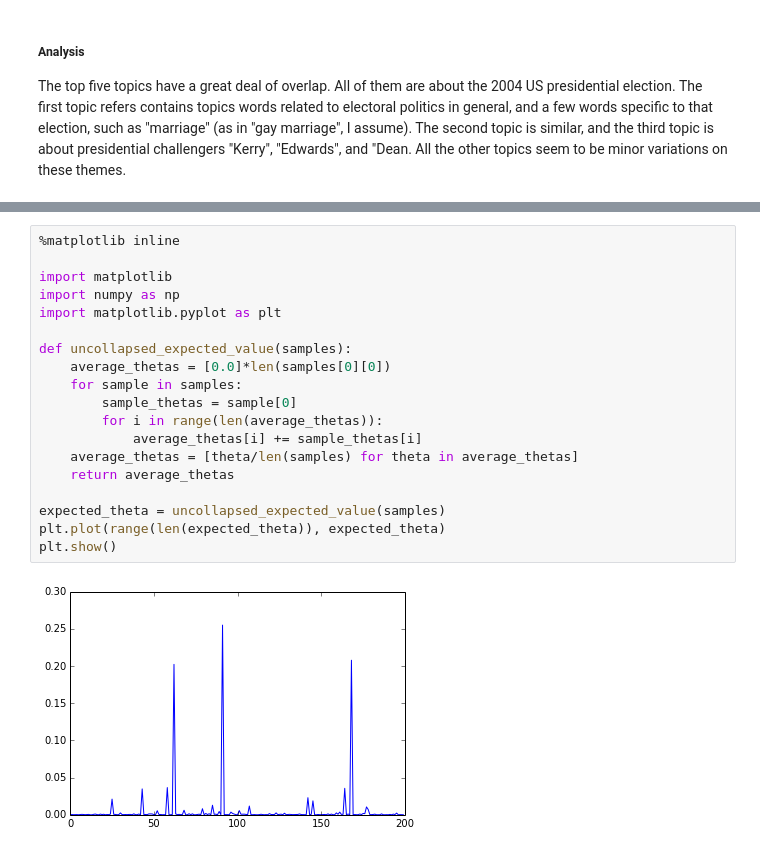
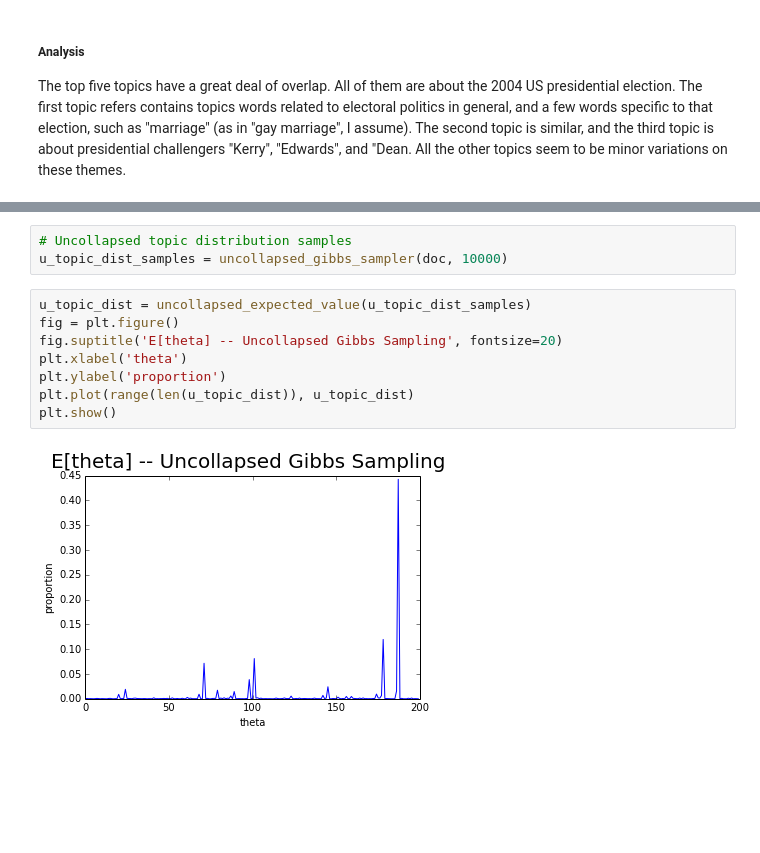
Before and after one commit to YueXX/inference, a Jupyter notebook: hw4/Homework 4.ipynb, the cells around one changed output, grey strips where cells are left out. Saved outputs shown, nothing was run; the diff lists cells and outputs as text; blank space fills up the shorter version.

```diff
--- a/hw4/Homework 4.ipynb
+++ b/hw4/Homework 4.ipynb
@@ -197,21 +191,13 @@ samples = uncollapsed_gibbs_sampler(doc, 10000)
-# %%
-%matplotlib inline
-
-import matplotlib
-import numpy as np
-import matplotlib.pyplot as plt
-
-def uncollapsed_expected_value(samples):
-    average_thetas = [0.0]*len(samples[0][0])
-    for sample in samples:
-        sample_thetas = sample[0]
-        for i in range(len(average_thetas)):
-            average_thetas[i] += sample_thetas[i]
-    average_thetas = [theta/len(samples) for theta in average_thetas]
-    return average_thetas
-
-expected_theta = uncollapsed_expected_value(samples)
-plt.plot(range(len(expected_theta)), expected_theta)
-plt.show()
-# %% [output]
-[figure, removed]
+# %%
+# Uncollapsed topic distribution samples
+u_topic_dist_samples = uncollapsed_gibbs_sampler(doc, 10000)
+# %%
+u_topic_dist = uncollapsed_expected_value(u_topic_dist_samples)
+fig = plt.figure()
+fig.suptitle('E[theta] -- Uncollapsed Gibbs Sampling', fontsize=20)
+plt.xlabel('theta')
+plt.ylabel('proportion')
+plt.plot(range(len(u_topic_dist)), u_topic_dist)
+plt.show()
+# %% [output]
+[figure, added]
```
Also changed, not shown: parts of 14 cells of this notebook, 1 other file.
